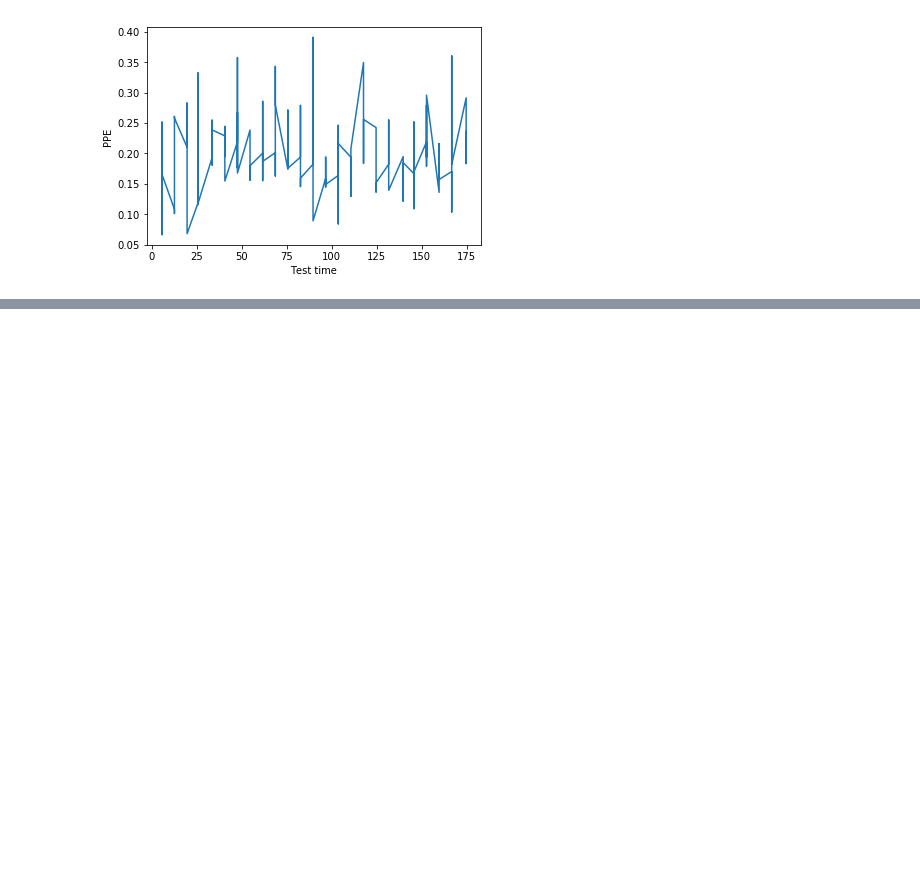
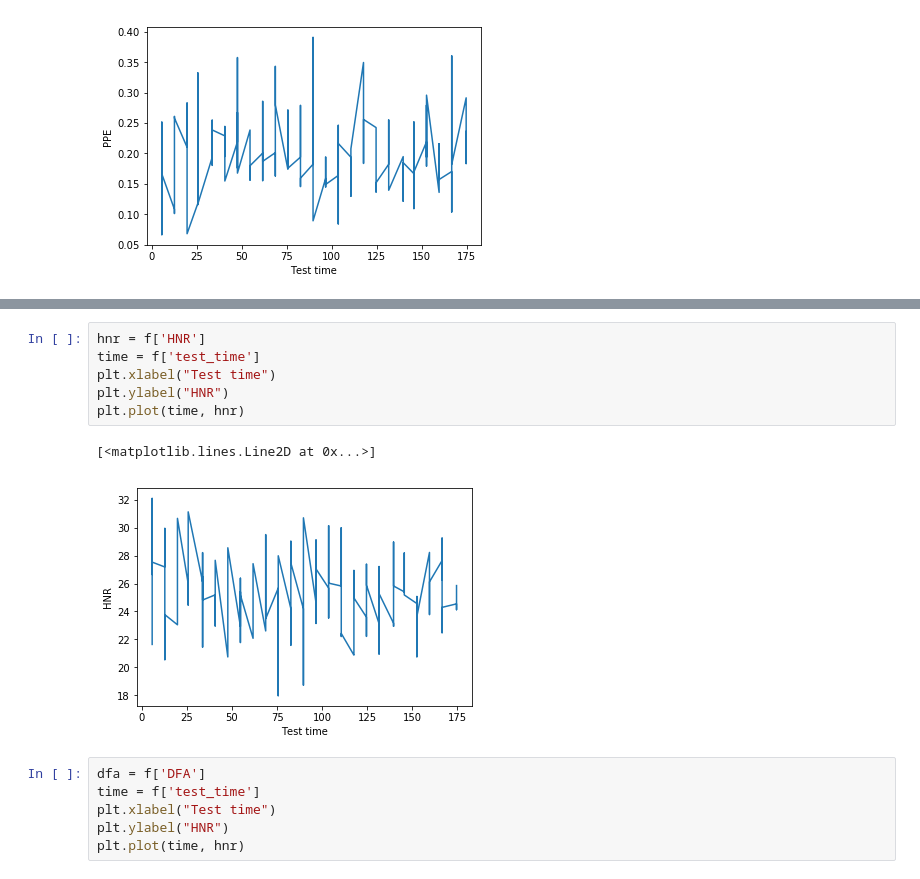
Before and after one commit to karadzic1101/NeuronskeMreze_PD, a Jupyter notebook: Podaci_ispitanik.ipynb, the cells around one changed output, grey strips where cells are left out. Saved outputs shown, nothing was run; the diff lists cells and outputs as text; blank space fills up the shorter version.

```diff
--- a/Podaci_ispitanik.ipynb
+++ b/Podaci_ispitanik.ipynb
@@ -65,0 +76,15 @@ plt.plot(time, ppe)
+# %%
+hnr = f['HNR']
+time = f['test_time']
+plt.xlabel("Test time")
+plt.ylabel("HNR")
+plt.plot(time, hnr)
+# %% [output]
+[<matplotlib.lines.Line2D at 0x...>]
+[figure, added]
+# %%
+dfa = f['DFA']
+time = f['test_time']
+plt.xlabel("Test time")
+plt.ylabel("HNR")
+plt.plot(time, hnr)
```
Also changed, not shown: parts of 3 cells of this notebook, 1 other file.
